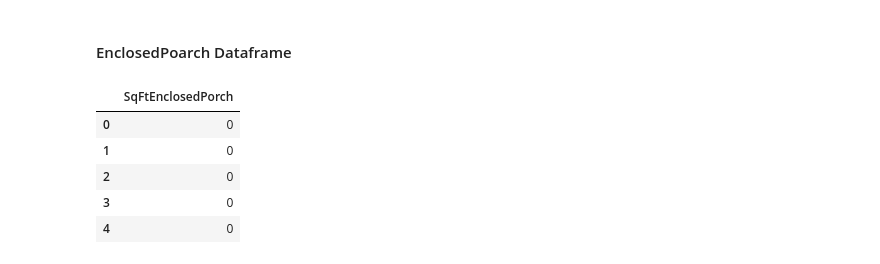
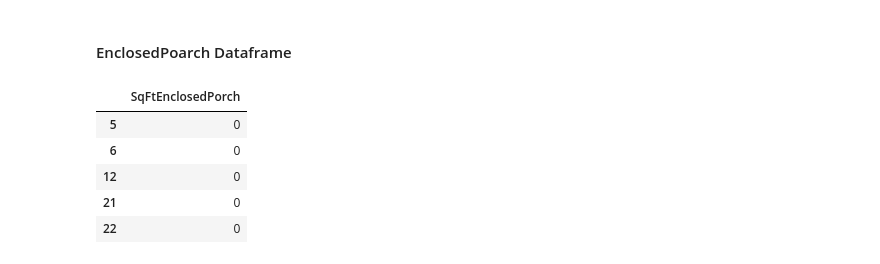
Before and after one commit to jeffreyhwatson/King_Co_Price_Analysis, a Jupyter notebook: notebooks/exploratory/eda_sql.ipynb, the cells around one changed output. Cells and saved outputs as stored; diff of their text form; code cells hidden in the pictures.

```diff
--- a/notebooks/exploratory/eda_sql.ipynb
+++ b/notebooks/exploratory/eda_sql.ipynb
@@ -492,0 +549,3 @@ s19[['SalePrice', 'ID', 'ExciseTaxNbr',\
+# %%
+drop_idx = df[df.SalePrice == 0].index
+df.drop(drop_idx, inplace=True)
@@ -492,0 +556,3 @@ s19[['SalePrice', 'ID', 'ExciseTaxNbr',\
+# %%
+drop_idx = df[df.PropertyType == '0'].index
+df.drop(drop_idx, inplace=True)
@@ -492,0 +571,3 @@ s19[['SalePrice', 'ID', 'ExciseTaxNbr',\
+# %%
+# isolating 2019 data
+df = df[df['DocumentYear']==2019]
@@ -1192,12 +1182,12 @@ sns.heatmap(model_df.corr());
 #### EnclosedPoarch Dataframe
 # %%
 # isolating SalePrice target and SqFtEnclosedPorch predictor
-porch_df = nz19[['SqFtEnclosedPorch']]
+porch_df = df[['SqFtEnclosedPorch']]
 porch_df.head()
 # %% [output]
 |  | SqFtEnclosedPorch |
-| 0 | 0 |
-| 1 | 0 |
-| 2 | 0 |
-| 3 | 0 |
-| 4 | 0 |
+| 5 | 0 |
+| 6 | 0 |
+| 12 | 0 |
+| 21 | 0 |
+| 22 | 0 |
```
Also changed, not shown: parts of 97 cells of this notebook, 4 other files.
